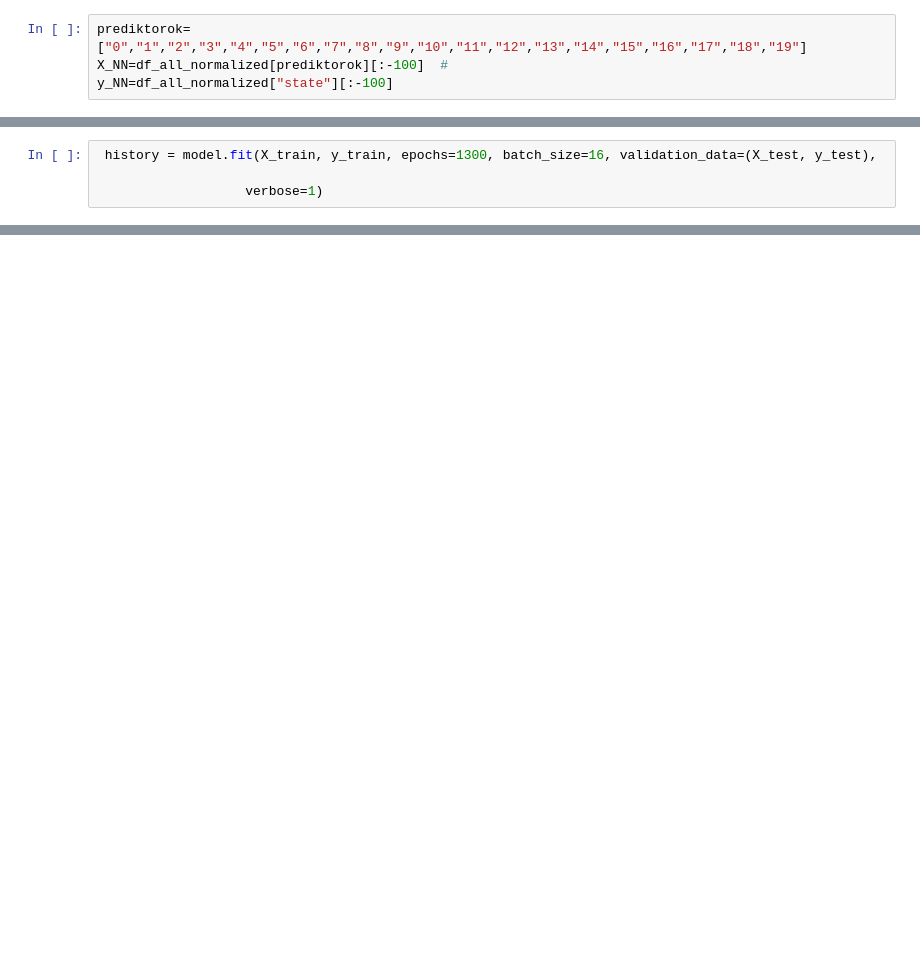
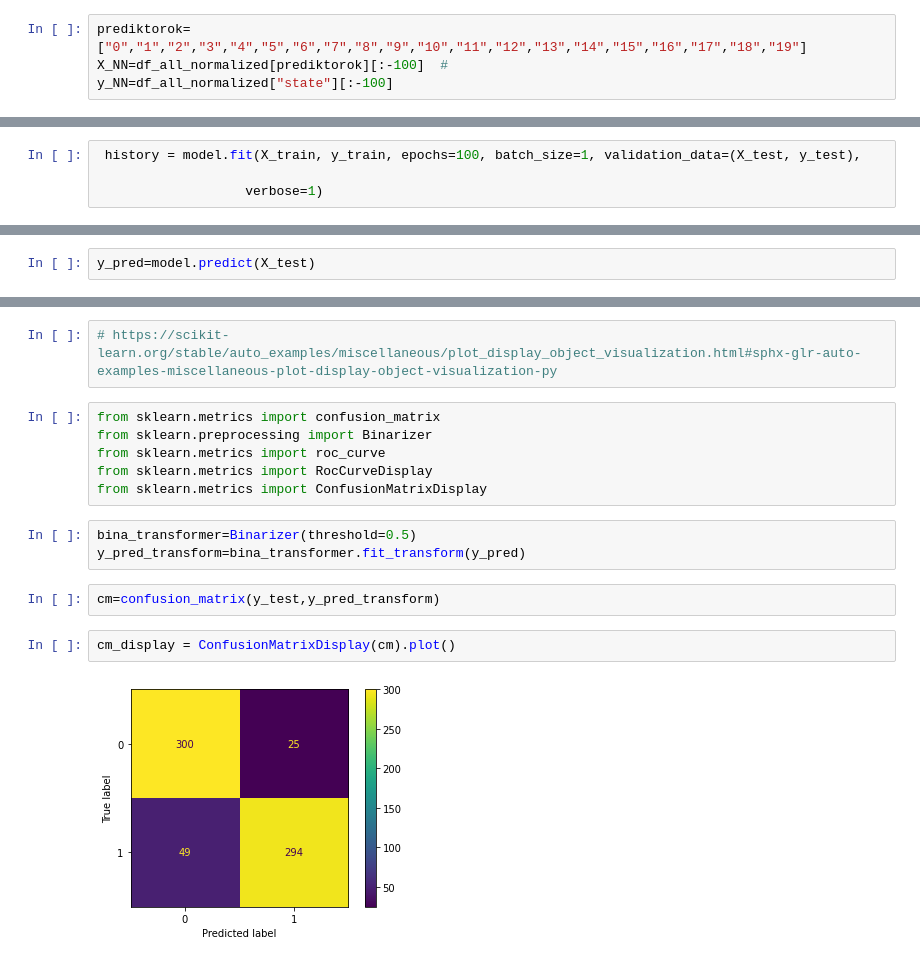
Before and after one commit to sipocz/pid_time_series, a Jupyter notebook: pid_NN_1.ipynb, the cells around one changed output, grey strips where cells are left out. Saved outputs shown, nothing was run; the diff lists cells and outputs as text; blank space fills up the shorter version.

```diff
--- a/pid_NN_1.ipynb
+++ b/pid_NN_1.ipynb
@@ -134,5 +143,5 @@ X_train,X_test,y_train,y_test=train_test_split(X_NN,y_NN,train_size=0.7,shuffle=
 # %%
- history = model.fit(X_train, y_train, epochs=1300, batch_size=16, validation_data=(X_test, y_test),
+ history = model.fit(X_train, y_train, epochs=100, batch_size=1, validation_data=(X_test, y_test),
 
                    verbose=1)
 # %% [output]
@@ -155,0 +165,2 @@ Epoch 317/1300
+# %%
+y_pred=model.predict(X_test)
@@ -155,0 +169,17 @@ Epoch 317/1300
+# %%
+# https://scikit-learn.org/stable/auto_examples/miscellaneous/plot_display_object_visualization.html#sphx-glr-auto-examples-miscellaneous-plot-display-object-visualization-py
+# %%
+from sklearn.metrics import confusion_matrix
+from sklearn.preprocessing import Binarizer
+from sklearn.metrics import roc_curve
+from sklearn.metrics import RocCurveDisplay
+from sklearn.metrics import ConfusionMatrixDisplay
+# %%
+bina_transformer=Binarizer(threshold=0.5)
+y_pred_transform=bina_transformer.fit_transform(y_pred)
+# %%
+cm=confusion_matrix(y_test,y_pred_transform)
+# %%
+cm_display = ConfusionMatrixDisplay(cm).plot()
+# %% [output]
+[figure, added]
```
Also changed, not shown: parts of 7 cells of this notebook.
